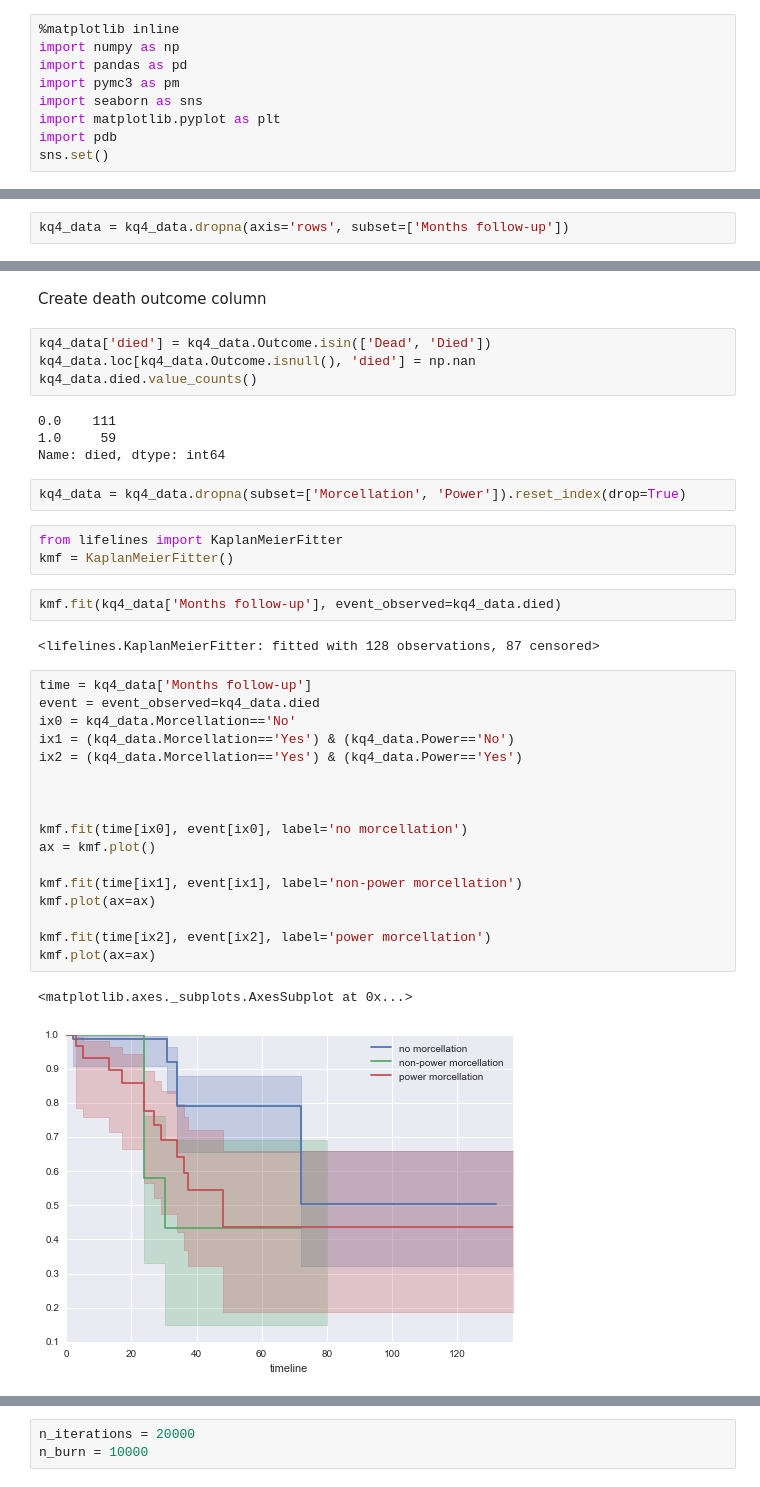
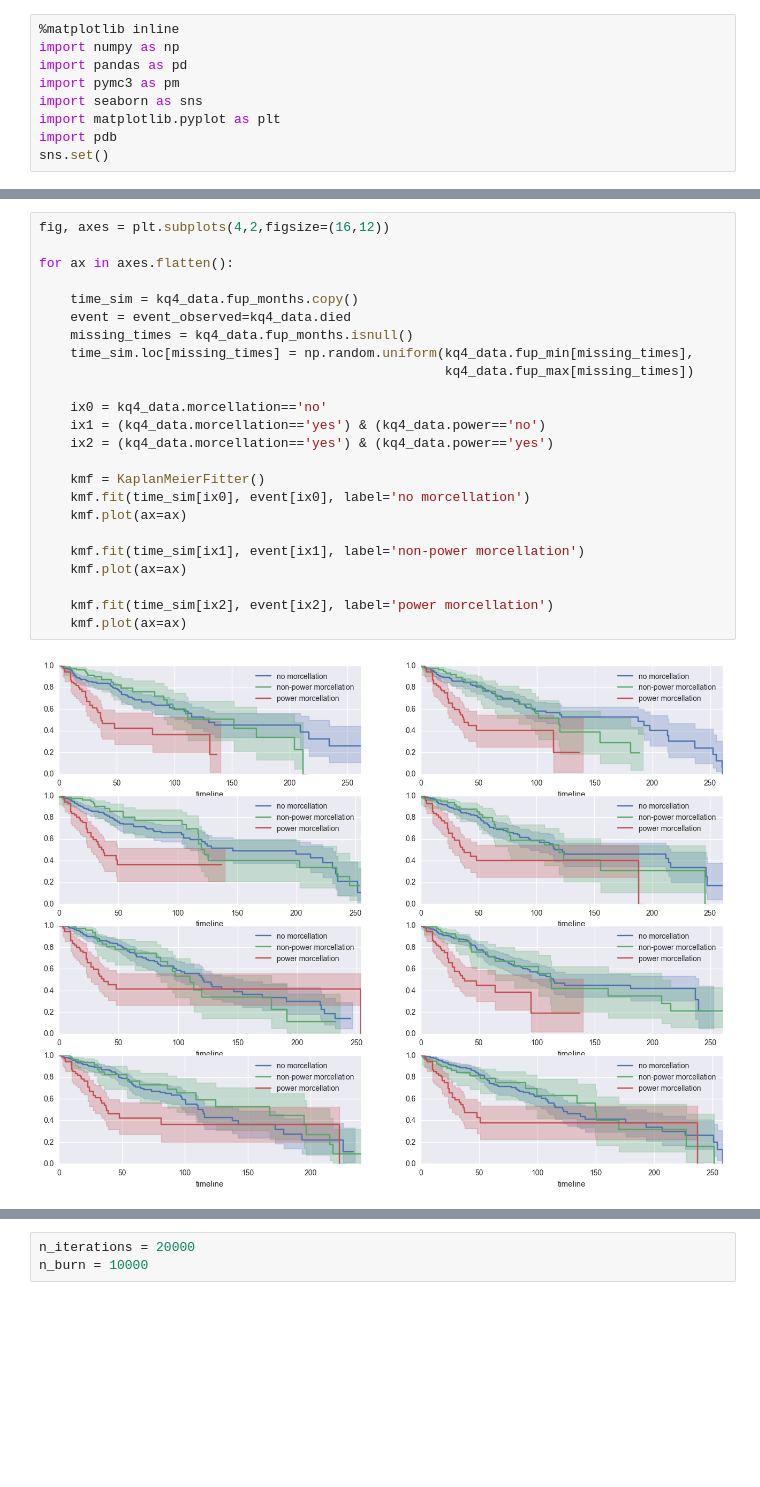
Before and after one commit to VanderbiltPopHealthSci/uterine_fibroids_MA, a Jupyter notebook: Key Question 4 Meta-analysis.ipynb, the cells around one changed output, grey strips where cells are left out. Drawn from its saved outputs; the diff is of its cells as text; blank space fills up the shorter version.

```diff
--- a/Key Question 4 Meta-analysis.ipynb
+++ b/Key Question 4 Meta-analysis.ipynb
@@ -47,3 +240 @@ followup_event_time    0.00
 dtype: float64
-# %%
-kq4_data = kq4_data.dropna(axis='rows', subset=['Months follow-up'])
@@ -103,39 +253,26 @@ axes.set_xlabel('Followup (months)')
-# %% [markdown]
-Create death outcome column
-# %%
-kq4_data['died'] = kq4_data.Outcome.isin(['Dead', 'Died'])
-kq4_data.loc[kq4_data.Outcome.isnull(), 'died'] = np.nan
-kq4_data.died.value_counts()
-# %% [output]
-0.0    111
-1.0     59
-Name: died, dtype: int64
-# %%
-kq4_data = kq4_data.dropna(subset=['Morcellation', 'Power']).reset_index(drop=True)
-# %%
-from lifelines import KaplanMeierFitter
-kmf = KaplanMeierFitter()
-# %%
-kmf.fit(kq4_data['Months follow-up'], event_observed=kq4_data.died)
-# %% [output]
-<lifelines.KaplanMeierFitter: fitted with 128 observations, 87 censored>
 # %%
-time = kq4_data['Months follow-up']
-event = event_observed=kq4_data.died
-ix0 = kq4_data.Morcellation=='No'
-ix1 = (kq4_data.Morcellation=='Yes') & (kq4_data.Power=='No')
-ix2 = (kq4_data.Morcellation=='Yes') & (kq4_data.Power=='Yes')
+fig, axes = plt.subplots(4,2,figsize=(16,12))
 
+for ax in axes.flatten():
 
+    time_sim = kq4_data.fup_months.copy()
+    event = event_observed=kq4_data.died
+    missing_times = kq4_data.fup_months.isnull()
+    time_sim.loc[missing_times] = np.random.uniform(kq4_data.fup_min[missing_times],
+                                                    kq4_data.fup_max[missing_times])
 
-kmf.fit(time[ix0], event[ix0], label='no morcellation')
-ax = kmf.plot()
+    ix0 = kq4_data.morcellation=='no'
+    ix1 = (kq4_data.morcellation=='yes') & (kq4_data.power=='no')
+    ix2 = (kq4_data.morcellation=='yes') & (kq4_data.power=='yes')
 
-kmf.fit(time[ix1], event[ix1], label='non-power morcellation')
-kmf.plot(ax=ax)
+    kmf = KaplanMeierFitter()
+    kmf.fit(time_sim[ix0], event[ix0], label='no morcellation')
+    kmf.plot(ax=ax)
 
-kmf.fit(time[ix2], event[ix2], label='power morcellation')
-kmf.plot(ax=ax)
+    kmf.fit(time_sim[ix1], event[ix1], label='non-power morcellation')
+    kmf.plot(ax=ax)
+
+    kmf.fit(time_sim[ix2], event[ix2], label='power morcellation')
+    kmf.plot(ax=ax)
 # %% [output]
-<matplotlib.axes._subplots.AxesSubplot at 0x...>
-[figure, old version]
+[figure, new version]
```
Also changed, not shown: parts of 73 cells of this notebook.
